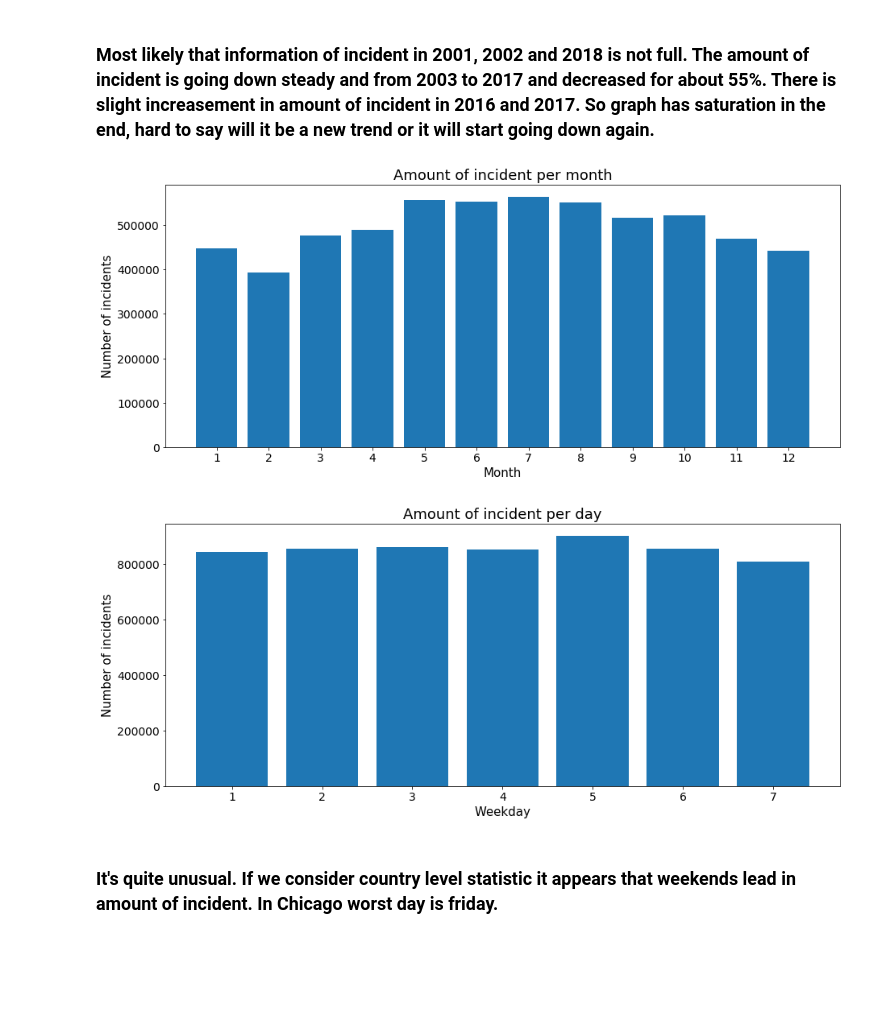
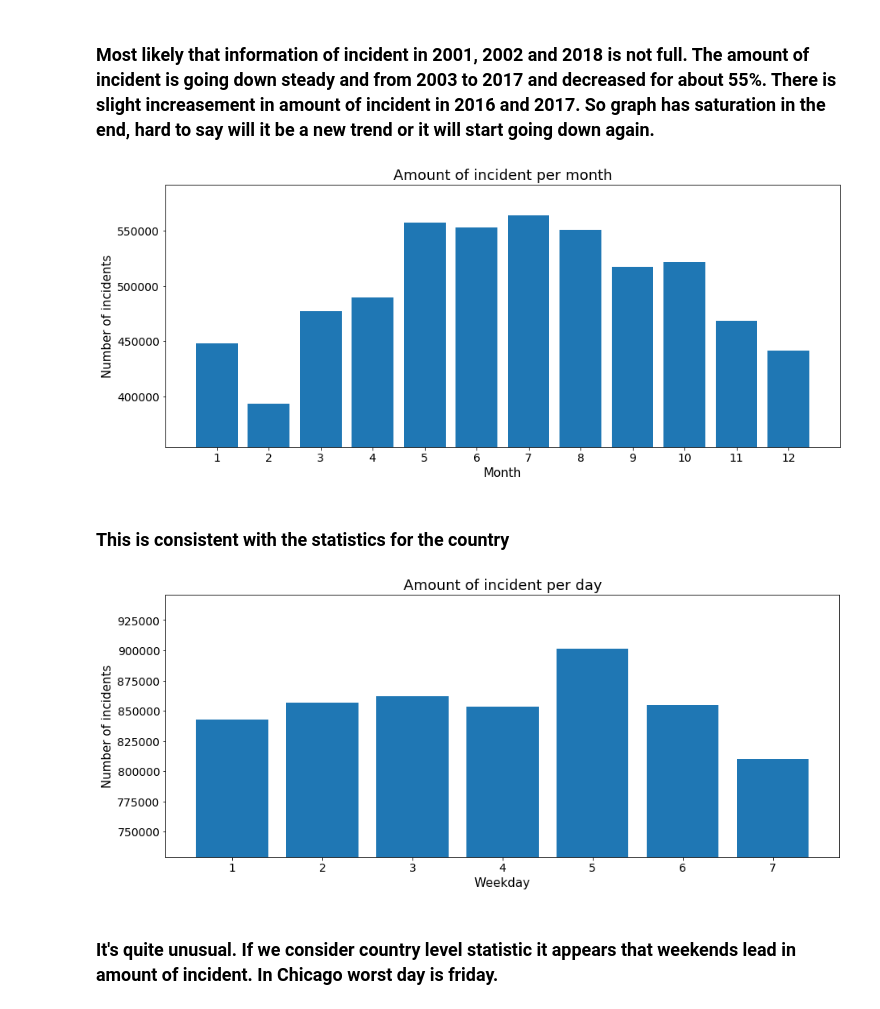
Before and after one commit to belkasanek/eda_chicago_crime_data, a Jupyter notebook: chicago_crimes_eda.ipynb, the cells around one changed output. Drawn from its saved outputs; the diff is of its cells as text; code cells hidden in the pictures; blank space fills up the shorter version.

```diff
--- a/chicago_crimes_eda.ipynb
+++ b/chicago_crimes_eda.ipynb
@@ -337,6 +414,7 @@ temp = df.groupby(by='Month')['ID'].count().reset_index()
 # %%
 fig = plt.figure(figsize=(15, 6))
 plt.bar(x=range(1, 13, 1), height=temp['ID'], width=0.8, align='center')
+plt.ylim(temp['ID'].min() * 0.9)
 
 plt.xlabel('Month', fontsize=15)
 plt.ylabel('Number of incidents', fontsize=15)
@@ -344,19 +422,22 @@ plt.yticks(fontsize=14)
 plt.xticks(range(1, 13, 1), fontsize=14)
 plt.title('Amount of incident per month', fontsize=18);
 # %% [output]
-[figure, old version]
+[figure, new version]
+# %% [markdown]
+### This is consistent with the statistics for the country
 # %%
 temp = df.groupby(by='Weekday')['ID'].count().reset_index()
 # %%
 fig = plt.figure(figsize=(15, 6))
 plt.bar(x=range(1, 8, 1), height=temp['ID'], width=0.8, align='center')
+plt.ylim(temp['ID'].min() * 0.9)
 
 plt.xlabel('Weekday', fontsize=15)
 plt.ylabel('Number of incidents', fontsize=15)
 plt.yticks(fontsize=14)
 plt.xticks(range(1, 8, 1), fontsize=14)
 plt.title('Amount of incident per day', fontsize=18);
 # %% [output]
-[figure, old version]
+[figure, new version]
 # %% [markdown]
 ### It's quite unusual. If we consider country level statistic it appears that weekends lead in amount of incident. In Chicago worst day is friday.
```
Also changed, not shown: parts of 23 cells of this notebook.
